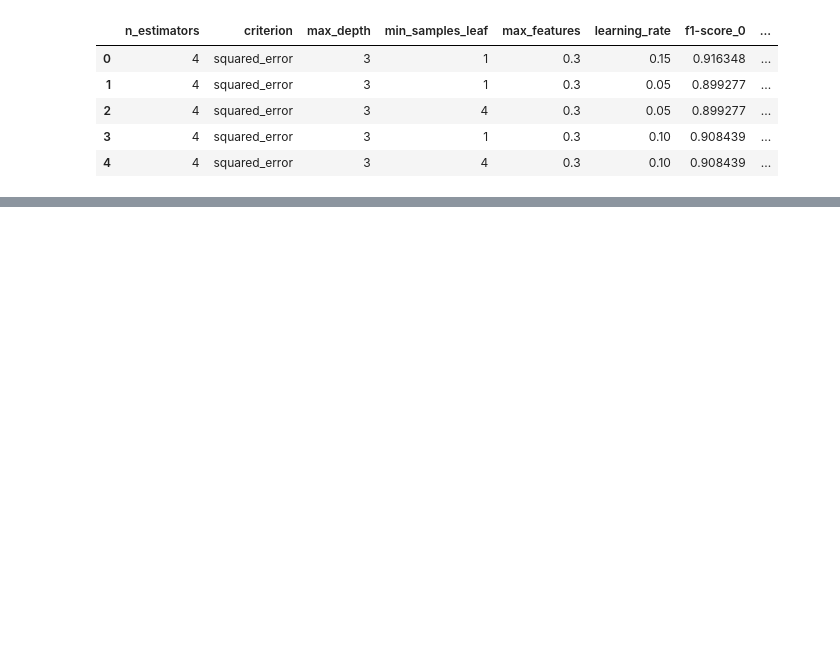
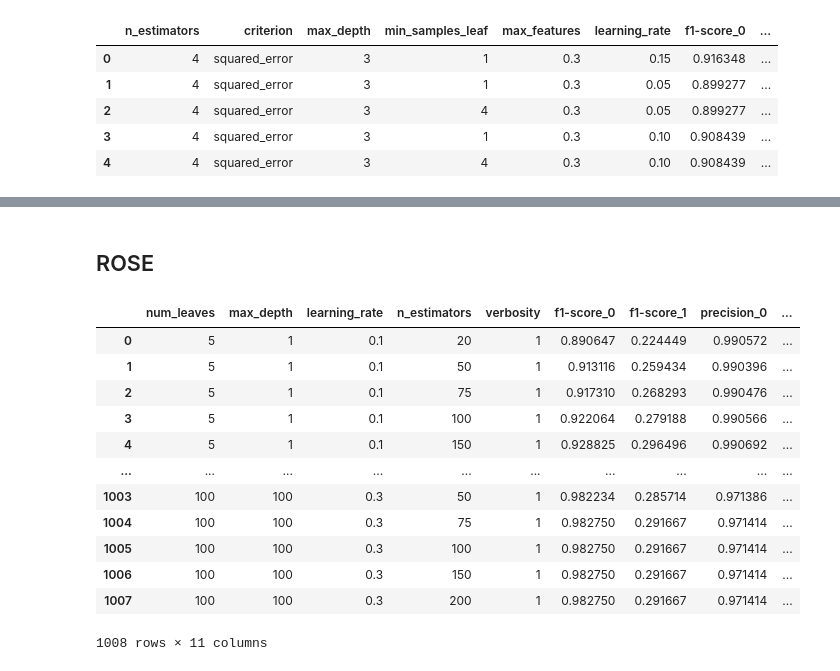
Before and after one commit to shvetsmaksym/Taiwan-Companies-Bankruptcy-Prediction, a Jupyter notebook: tree_based_models.ipynb, the cells around one changed output, grey strips where cells are left out. Drawn from its saved outputs; the diff is of its cells as text; code cells hidden in the pictures; blank space fills up the shorter version.

```diff
--- a/tree_based_models.ipynb
+++ b/tree_based_models.ipynb
@@ -352,0 +396,2 @@ xgb_res[HPRS+['recall_1']][xgb_res['recall_1'] >= r_q99]
+# %% [markdown]
+## ROSE
@@ -352,0 +406,17 @@ xgb_res[HPRS+['recall_1']][xgb_res['recall_1'] >= r_q99]
+# %%
+lgbm_rose_res = pd.read_csv(os.path.join('data', '.local', 'LGBM_ROSE_results.csv'), sep=';')
+lgbm_rose_res
+# %% [output]
+|  | num_leaves | max_depth | learning_rate | n_estimators | verbosity | f1-score_0 | f1-score_1 | precision_0 | ... |
+| 0 | 5 | 1 | 0.1 | 20 | 1 | 0.890647 | 0.224449 | 0.990572 | ... |
+| 1 | 5 | 1 | 0.1 | 50 | 1 | 0.913116 | 0.259434 | 0.990396 | ... |
+| 2 | 5 | 1 | 0.1 | 75 | 1 | 0.917310 | 0.268293 | 0.990476 | ... |
+| 3 | 5 | 1 | 0.1 | 100 | 1 | 0.922064 | 0.279188 | 0.990566 | ... |
+| 4 | 5 | 1 | 0.1 | 150 | 1 | 0.928825 | 0.296496 | 0.990692 | ... |
+| ... | ... | ... | ... | ... | ... | ... | ... | ... | ... |
+| 1003 | 100 | 100 | 0.3 | 50 | 1 | 0.982234 | 0.285714 | 0.971386 | ... |
+| 1004 | 100 | 100 | 0.3 | 75 | 1 | 0.982750 | 0.291667 | 0.971414 | ... |
+| 1005 | 100 | 100 | 0.3 | 100 | 1 | 0.982750 | 0.291667 | 0.971414 | ... |
+| 1006 | 100 | 100 | 0.3 | 150 | 1 | 0.982750 | 0.291667 | 0.971414 | ... |
+| 1007 | 100 | 100 | 0.3 | 200 | 1 | 0.982750 | 0.291667 | 0.971414 | ... |
+1008 rows × 11 columns
```
Also changed, not shown: parts of 61 cells of this notebook, 3 other files.
